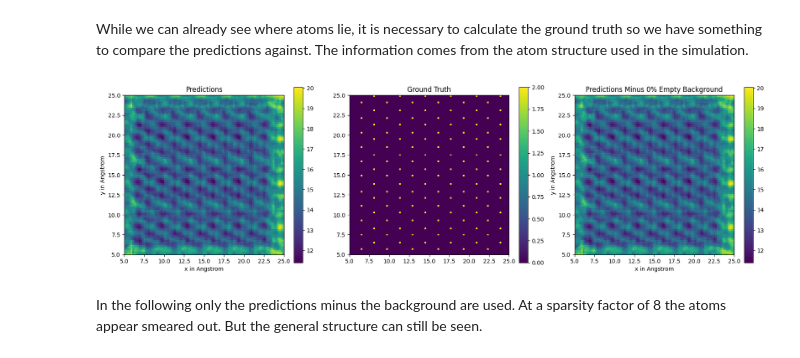
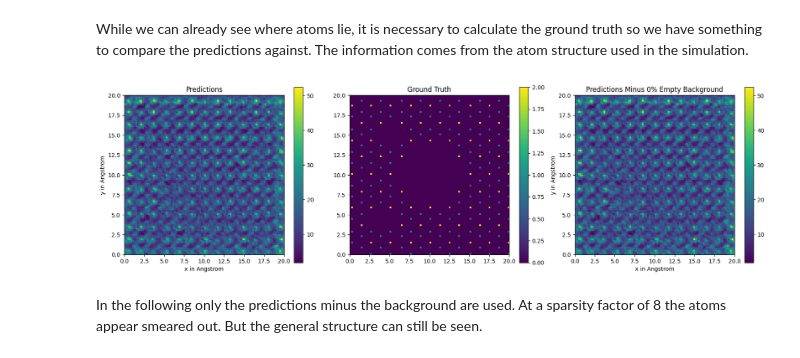
Before and after one commit to haertelkar/Masterarbeit, a Jupyter notebook: Reconstruction_Using_NN.ipynb, the cells around one changed output. Cells and saved outputs as stored; diff of their text form; code cells hidden in the pictures.

Commit message:
0to150dCurrent

```diff
--- a/Reconstruction_Using_NN.ipynb
+++ b/Reconstruction_Using_NN.ipynb
@@ -263,17 +260,17 @@ localScansTotal = np.zeros((46,46))
 ScansTotal = np.zeros_like(Predictions)
 
 imageOrZernikeMoments = None
-for indexX in tqdm(range(-windowSizeInCoords,Predictions.shape[0] + 1), desc  = "Going through all positions and predicting"):
-    for indexY in range(-windowSizeInCoords,Predictions.shape[1] + 1):
+for indexX in tqdm(range(-windowSizeInCoords - nonPredictedBorderinCoordinates,Predictions.shape[0] + 1 - nonPredictedBorderinCoordinates), desc  = "Going through all positions and predicting"):
+    for indexY in range(-windowSizeInCoords - nonPredictedBorderinCoordinates,Predictions.shape[1] + 1 - nonPredictedBorderinCoordinates):
         PositionsToScanXLocal = PositionsToScanX - indexX
         PositionsToScanYLocal = PositionsToScanY - indexY
-        mask = (PositionsToScanXLocal >= -nonPredictedBorderinCoordinates) * (PositionsToScanYLocal >= - nonPredictedBorderinCoordinates) * (PositionsToScanXLocal <= (windowSizeInCoords + nonPredictedBorderinCoordinates)) * (PositionsToScanYLocal <= (windowSizeInCoords + nonPredictedBorderinCoordinates))
+        mask = (PositionsToScanXLocal >= 0) * (PositionsToScanYLocal >= 0) * (PositionsToScanXLocal <= (windowSizeInCoords + 2* nonPredictedBorderinCoordinates)) * (PositionsToScanYLocal <= (windowSizeInCoords + 2* nonPredictedBorderinCoordinates))
         numberOfScansInWindowPlusBorder = mask.sum()
         if numberOfScansInWindowPlusBorder <= 1:
             continue
         PositionsToScanXLocal = PositionsToScanXLocal[mask]
         PositionsToScanYLocal = PositionsToScanYLocal[mask]
-        localScansTotal[PositionsToScanXLocal + nonPredictedBorderinCoordinates, PositionsToScanYLocal + nonPredictedBorderinCoordinates] += 1
+        localScansTotal[PositionsToScanXLocal, PositionsToScanYLocal] += 1
         ScansTotal[indexX + PositionsToScanXLocal, indexY + PositionsToScanYLocal] += 1
         YCoordsLocal = torch.tensor(PositionsToScanYLocal)
         XCoordsLocal = torch.tensor(PositionsToScanXLocal)
@@ -287,8 +284,8 @@ for indexX in tqdm(range(-windowSizeInCoords,Predictions.shape[0] + 1), desc  =
             print(f"indexY: {indexY}")
             raise Exception(E)
 
-        imageOrZernikeMoments = np.concatenate((imageOrZernikeMoments, np.stack([XCoordsLocal, YCoordsLocal]).T), axis = 1)
-        imageOrZernikeMoments = np.delete(imageOrZernikeMoments, np.s_[numberOfOSAANSIMoments:-2], axis=1)
+        imageOrZernikeMoments = np.concatenate((imageOrZernikeMoments, np.stack([XCoordsLocal - nonPredictedBorderinCoordinates, YCoordsLocal - nonPredictedBorderinCoordinates]).T), axis = 1)
+
         if scalerEnabled: imageOrZernikeMoments = (imageOrZernikeMoments - meanValuesArray[np.newaxis,:]) / stdValuesArray[np.newaxis,:]
 
         #y and x are now correct
@@ -307,8 +304,8 @@ for indexX in tqdm(range(-windowSizeInCoords,Predictions.shape[0] + 1), desc  =
                     currentX = np.round(predXY[0]).astype(int)+xCircle
                     currentY = np.round(predXY[1]).astype(int)+yCircle
                     weight = 1 - np.min((np.square(predXY[0] - currentX) + np.square(predXY[1] - currentY), 1))
-                    currentNonRelX = indexX + currentX
-                    currentNonRelY = indexY + currentY
+                    currentNonRelX = indexX + nonPredictedBorderinCoordinates + currentX
+                    currentNonRelY = indexY + nonPredictedBorderinCoordinates + currentY
                     predXAll.append(currentX)
                     predYAll.append(currentY)
                     if currentNonRelX < 0 or currentNonRelX >= Predictions.shape[0] or currentNonRelY < 0 or currentNonRelY >= Predictions.shape[1]:
@@ -381,14 +378,14 @@ plt.title("Predictions of the Neural Network");
 # %% [markdown]
 As we can see the predictions are dominated by a grid-like-pattern. This occurs at higher step sizes and increases the more empty space is present. In order to combat this we will calculate the predictions for empty space and substract them from the predictions.
 # %%
-emptyBackgroundPredictions = createEmptyBackground(diameterBFD50Pixels, True, numberOfOSAANSIMoments, chosenCoords2dArray,
-                          model, scalerEnabled, windowSizeInCoords, xMaxCNT, yMaxCNT,
-                          nonPredictedBorderinCoordinates)
+# emptyBackgroundPredictions = createEmptyBackground(diameterBFD50Pixels, True, numberOfOSAANSIMoments, chosenCoords2dArray,
+#                           model, scalerEnabled, windowSizeInCoords, xMaxCNT, yMaxCNT,
+#                           nonPredictedBorderinCoordinates)
 
-extent=  (start[0],end[0],start[1],end[1])
-plt.imshow(emptyBackgroundPredictions.T, origin = "lower", interpolation="none", extent=extent)
-plt.colorbar()
-plt.xlabel("x in Angstrom")
-plt.ylabel("y in Angstrom")
-plt.title("Predictions of the Neural Network for the empty background")
-plt.show()
+# extent=  (start[0],end[0],start[1],end[1])
+# plt.imshow(emptyBackgroundPredictions.T, origin = "lower", interpolation="none", extent=extent)
+# plt.colorbar()
+# plt.xlabel("x in Angstrom")
+# plt.ylabel("y in Angstrom")
+# plt.title("Predictions of the Neural Network for the empty background")
+# plt.show()
@@ -420,29 +413,31 @@ groundTruthCalculator(RelLabelCSV, groundTruth, "")
 # %%
 fig, axes = plt.subplots(1, 3, figsize=(17, 5))  # 1 row, 3 columns
 r = 0#w.result
 # Plot Predictions
 im1 = axes[0].imshow(Predictions.T, origin="lower", interpolation="none", extent=extent)
 axes[0].set_title("Predictions")
 plt.colorbar(im1, ax=axes[0])
 axes[0].set_xlabel("x in Angstrom")
 axes[0].set_ylabel("y in Angstrom")
 # Plot Ground Truth
 im2 = axes[1].imshow(groundTruth.T, origin="lower", interpolation="none", extent=extent)
 axes[1].set_title("Ground Truth")
 plt.colorbar(im2, ax=axes[1])
 plt.xlabel("x in Angstrom")
 plt.ylabel("y in Angstrom")
 plt.tight_layout()
-im3 = axes[2].imshow((Predictions.T-emptyBackgroundPredictions.T*r), origin="lower", interpolation="none", extent=extent)
+im3 = axes[2].imshow(Predictions.T
+                        #-emptyBackgroundPredictions.T*r)
+                      , origin="lower", interpolation="none", extent=extent)
 #Plot Predictions minus empty background
 axes[2].set_title(f"Predictions Minus {r*100}% Empty Background")
 plt.colorbar(im3, ax=axes[2])
 plt.xlabel("x in Angstrom")
 plt.ylabel("y in Angstrom")
 plt.tight_layout()
 plt.show()
 # %% [output]
-[figure, old version]
+[figure, new version]
 # %% [markdown]
 In the following only the predictions minus the background are used. At a sparsity factor of 8 the atoms appear smeared out. But the general structure can still be seen.
 # %% [markdown]
```
Also changed, not shown: parts of 21 cells of this notebook, 11 other files.
